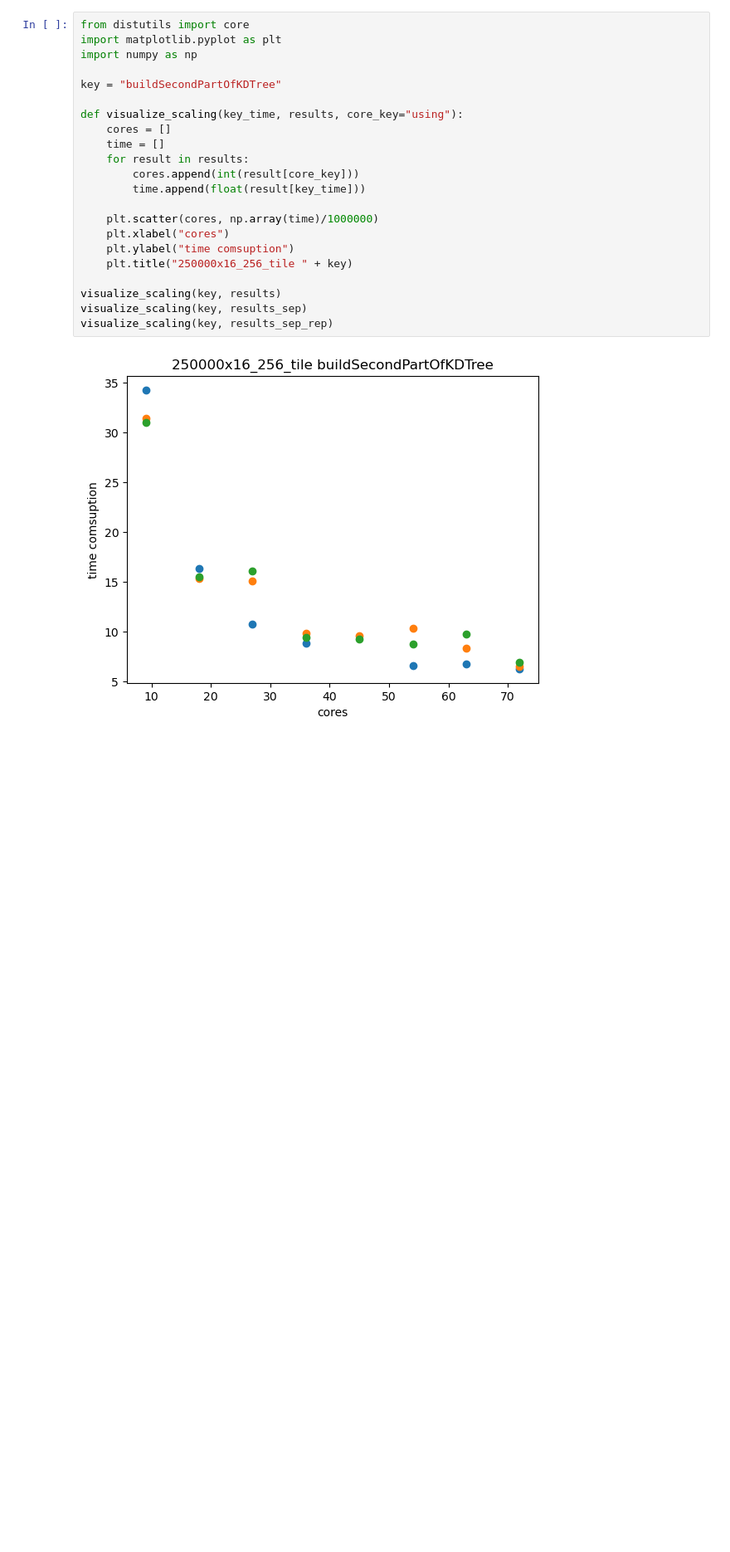
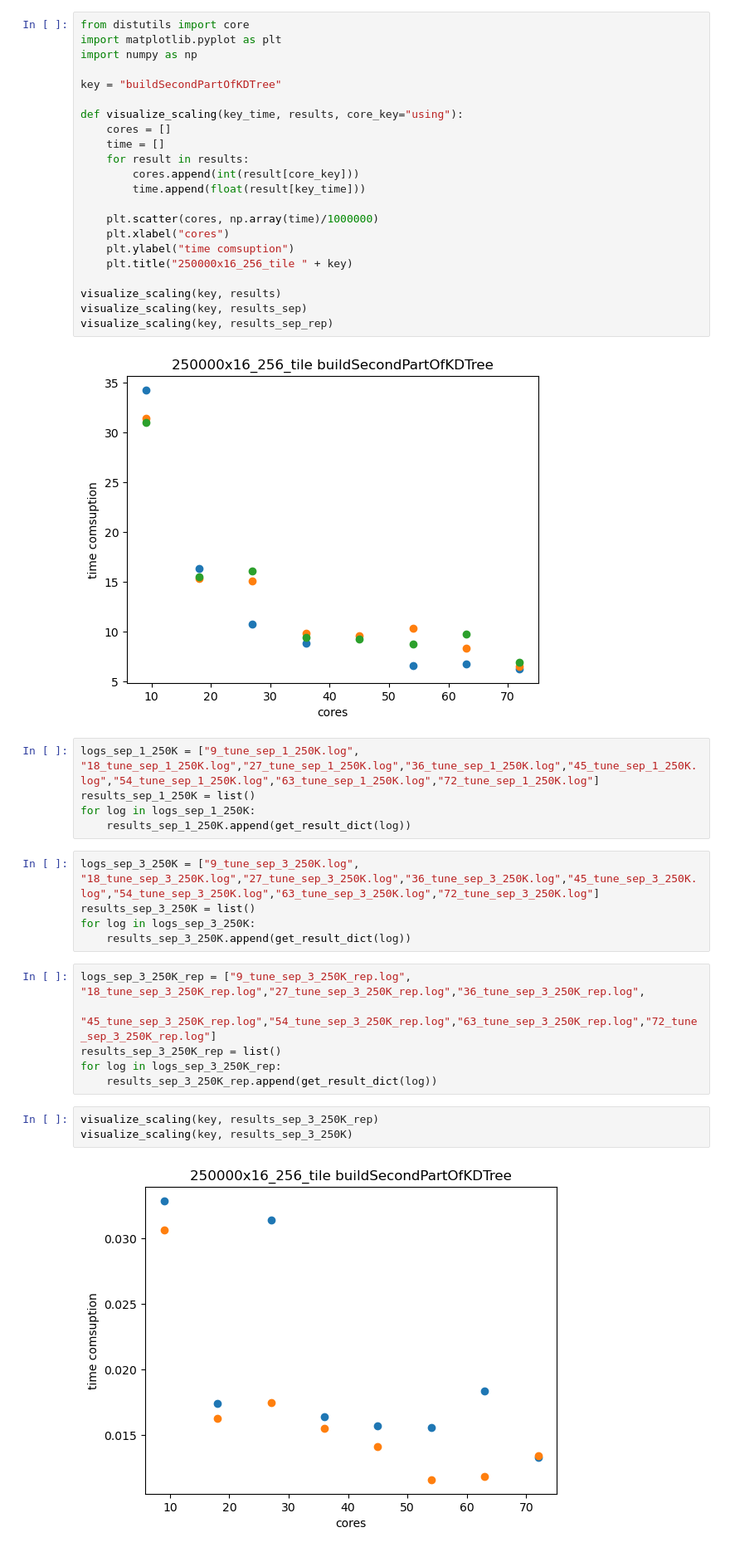
Before and after one commit to rmRabbishFile/tools, a Jupyter notebook: gen_report.ipynb, the cells around one changed output. Shown: that part at 83% size. Drawn from its saved outputs; the diff is of its cells as text; blank space fills up the shorter version.

```diff
--- a/gen_report.ipynb
+++ b/gen_report.ipynb
@@ -162,3 +162,24 @@ visualize_scaling(key, results_sep)
 visualize_scaling(key, results_sep_rep)
 # %% [output]
 [figure]
+# %%
+logs_sep_1_250K = ["9_tune_sep_1_250K.log", "18_tune_sep_1_250K.log","27_tune_sep_1_250K.log","36_tune_sep_1_250K.log","45_tune_sep_1_250K.log","54_tune_sep_1_250K.log","63_tune_sep_1_250K.log","72_tune_sep_1_250K.log"]
+results_sep_1_250K = list()
+for log in logs_sep_1_250K:
+    results_sep_1_250K.append(get_result_dict(log))
+# %%
+logs_sep_3_250K = ["9_tune_sep_3_250K.log", "18_tune_sep_3_250K.log","27_tune_sep_3_250K.log","36_tune_sep_3_250K.log","45_tune_sep_3_250K.log","54_tune_sep_3_250K.log","63_tune_sep_3_250K.log","72_tune_sep_3_250K.log"]
+results_sep_3_250K = list()
+for log in logs_sep_3_250K:
+    results_sep_3_250K.append(get_result_dict(log))
+# %%
+logs_sep_3_250K_rep = ["9_tune_sep_3_250K_rep.log", "18_tune_sep_3_250K_rep.log","27_tune_sep_3_250K_rep.log","36_tune_sep_3_250K_rep.log",
+                       "45_tune_sep_3_250K_rep.log","54_tune_sep_3_250K_rep.log","63_tune_sep_3_250K_rep.log","72_tune_sep_3_250K_rep.log"]
+results_sep_3_250K_rep = list()
+for log in logs_sep_3_250K_rep:
+    results_sep_3_250K_rep.append(get_result_dict(log))
+# %%
+visualize_scaling(key, results_sep_3_250K_rep)
+visualize_scaling(key, results_sep_3_250K)
+# %% [output]
+[figure, added]
```
